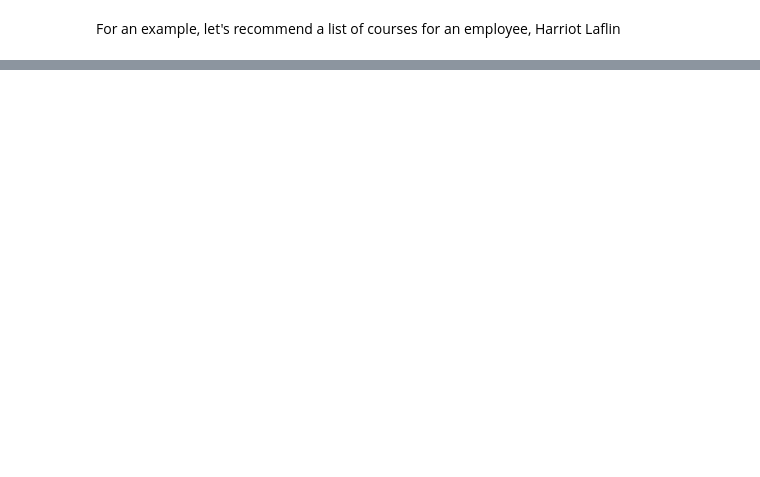
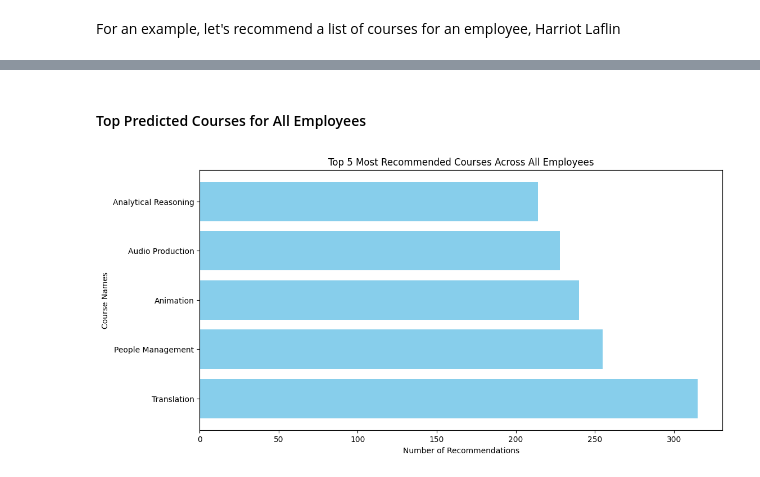
Before and after one commit to dermothethird/course_rec, a Jupyter notebook: working_notebook.ipynb, the cells around one changed output, grey strips where cells are left out. Cells and saved outputs as stored; diff of their text form; code cells hidden in the pictures; blank space fills up the shorter version.

```diff
--- a/working_notebook.ipynb
+++ b/working_notebook.ipynb
@@ -298,0 +499,30 @@ Questions to consider:
+# %% [markdown]
+#### Top Predicted Courses for All Employees
+# %%
+from collections import Counter
+import matplotlib.pyplot as plt
+
+course_tally = Counter()
+
+# Assume emp_list, ratings_df, and course_list are defined, and best_model is your trained model.
+for emp_name in emp_list['EmpName']:
+    top_courses, _ = recommend_courses(emp_name, best_model, emp_list, ratings_df, course_list)  # Assuming recommend_courses() returns top_courses and top_ratings
+    course_tally.update(top_courses)
+
+# Get the 5 most common courses
+most_common_courses = course_tally.most_common(5)
+
+# Extract the course names and counts
+course_ids = [item[0] for item in most_common_courses]
+course_counts = [item[1] for item in most_common_courses]
+course_names = [course_list[course_list['CourseID'] == course_id]['CourseName'].iloc[0] for course_id in course_ids]
+
+# Create the histogram
+plt.figure(figsize=(12, 6))
+plt.barh(course_names, course_counts, color='skyblue')
+plt.xlabel('Number of Recommendations')
+plt.ylabel('Course Names')
+plt.title('Top 5 Most Recommended Courses Across All Employees')
+plt.show()
+# %% [output]
+[figure, added]
```
Also changed, not shown: parts of 28 cells of this notebook.
